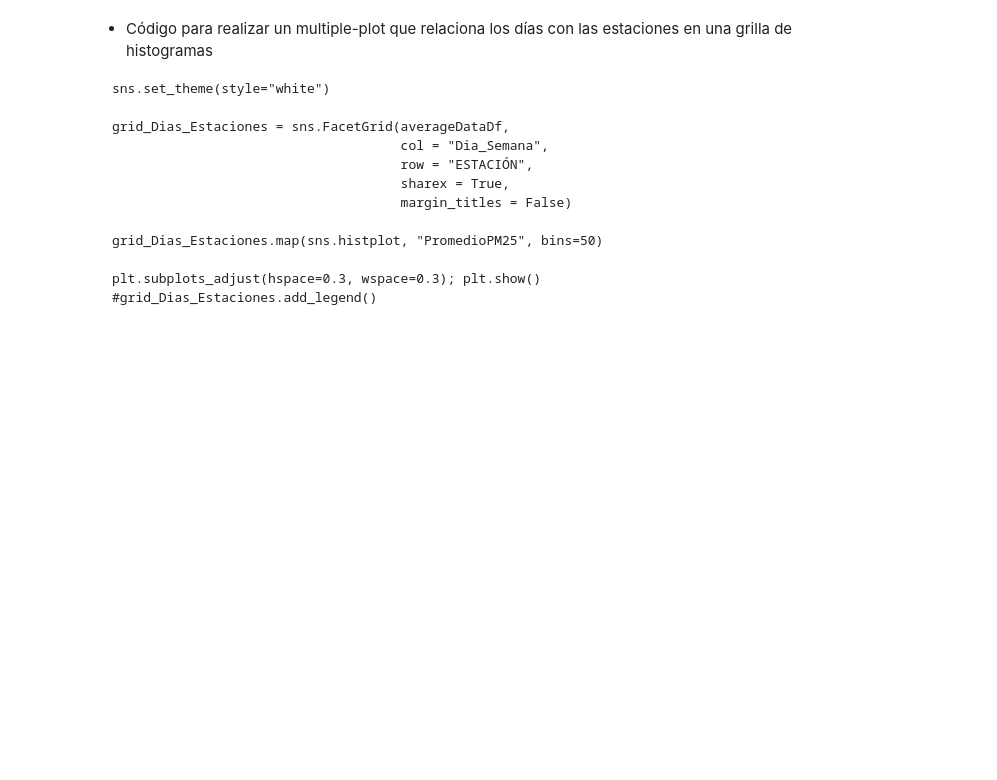
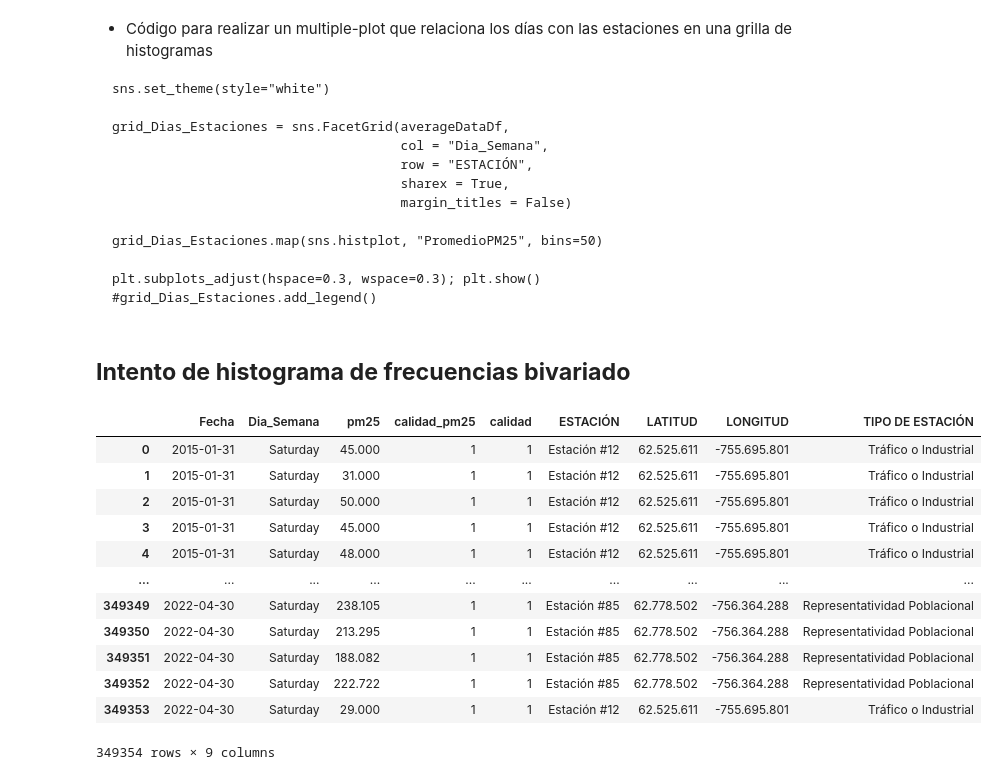
Before and after one commit to LeoUribC/CITRA_DataScience, a Jupyter notebook: CITRA_PM25/ConsolidadoEstaciones.ipynb, the cells around one changed output. Drawn from its saved outputs; the diff is of its cells as text; code cells hidden in the pictures; blank space fills up the shorter version.

````diff
--- a/CITRA_PM25/ConsolidadoEstaciones.ipynb
+++ b/CITRA_PM25/ConsolidadoEstaciones.ipynb
@@ -255,3 +258,5 @@ grid_Dias_Estaciones.map(sns.histplot, "PromedioPM25", bins=50)
 plt.subplots_adjust(hspace=0.3, wspace=0.3); plt.show()
 #grid_Dias_Estaciones.add_legend()
 ```
+# %% [markdown]
+## **Intento de histograma de frecuencias bivariado**
@@ -257,0 +265,17 @@ plt.subplots_adjust(hspace=0.3, wspace=0.3); plt.show()
+# %%
+dfConsolidados["ESTACIÓN"] = dfConsolidados["ESTACIÓN"].apply(GetStationNumber)
+dfConsolidados
+# %% [output]
+|  | Fecha | Dia_Semana | pm25 | calidad_pm25 | calidad | ESTACIÓN | LATITUD | LONGITUD | TIPO DE ESTACIÓN |
+| 0 | 2015-01-31 | Saturday | 45.000 | 1 | 1 | Estación #12 | 62.525.611 | -755.695.801 | Tráfico o Industrial |
+| 1 | 2015-01-31 | Saturday | 31.000 | 1 | 1 | Estación #12 | 62.525.611 | -755.695.801 | Tráfico o Industrial |
+| 2 | 2015-01-31 | Saturday | 50.000 | 1 | 1 | Estación #12 | 62.525.611 | -755.695.801 | Tráfico o Industrial |
+| 3 | 2015-01-31 | Saturday | 45.000 | 1 | 1 | Estación #12 | 62.525.611 | -755.695.801 | Tráfico o Industrial |
+| 4 | 2015-01-31 | Saturday | 48.000 | 1 | 1 | Estación #12 | 62.525.611 | -755.695.801 | Tráfico o Industrial |
+| ... | ... | ... | ... | ... | ... | ... | ... | ... | ... |
+| 349349 | 2022-04-30 | Saturday | 238.105 | 1 | 1 | Estación #85 | 62.778.502 | -756.364.288 | Representatividad Poblacional |
+| 349350 | 2022-04-30 | Saturday | 213.295 | 1 | 1 | Estación #85 | 62.778.502 | -756.364.288 | Representatividad Poblacional |
+| 349351 | 2022-04-30 | Saturday | 188.082 | 1 | 1 | Estación #85 | 62.778.502 | -756.364.288 | Representatividad Poblacional |
+| 349352 | 2022-04-30 | Saturday | 222.722 | 1 | 1 | Estación #85 | 62.778.502 | -756.364.288 | Representatividad Poblacional |
+| 349353 | 2022-04-30 | Saturday | 29.000 | 1 | 1 | Estación #12 | 62.525.611 | -755.695.801 | Tráfico o Industrial |
+349354 rows × 9 columns
````
Also changed, not shown: parts of 5 cells of this notebook, 1 other file.
